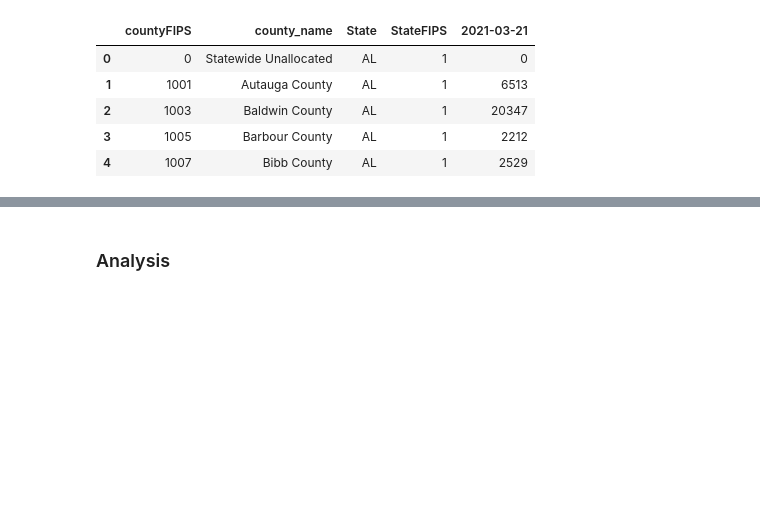
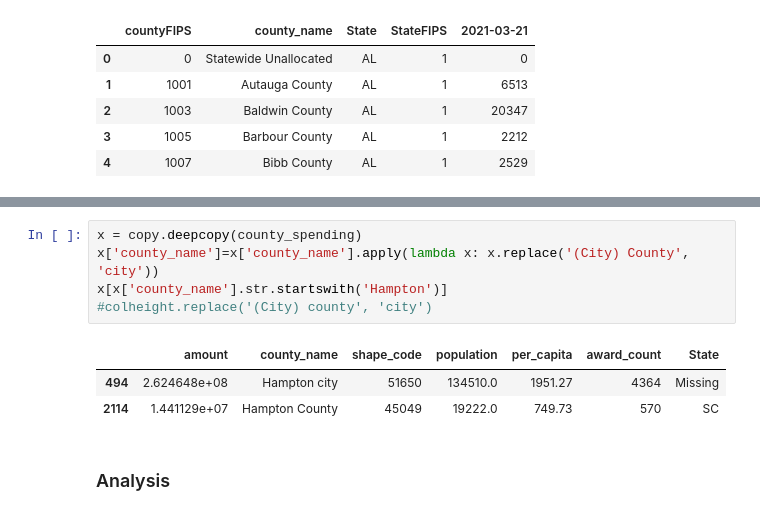
Before and after one commit to HenryDorsey/ConsultingProject, a Jupyter notebook: InfectSpendAnalysis.ipynb, the cells around one changed output, grey strips where cells are left out. Saved outputs shown, nothing was run; the diff lists cells and outputs as text; blank space fills up the shorter version.

```diff
--- a/InfectSpendAnalysis.ipynb
+++ b/InfectSpendAnalysis.ipynb
@@ -127,3 +138,12 @@ dtype: int64
+# %%
+x = copy.deepcopy(county_spending)
+x['county_name']=x['county_name'].apply(lambda x: x.replace('(City) County', 'city'))
+x[x['county_name'].str.startswith('Hampton')]
+#colheight.replace('(City) county', 'city')
+# %% [output]
+|  | amount | county_name | shape_code | population | per_capita | award_count | State |
+| 494 | 2.624648e+08 | Hampton city | 51650 | 134510.0 | 1951.27 | 4364 | Missing |
+| 2114 | 1.441129e+07 | Hampton County | 45049 | 19222.0 | 749.73 | 570 | SC |
 # %% [markdown]
 ### Analysis
 # %%
```
Also changed, not shown: parts of 7 cells of this notebook, 2 other files.
